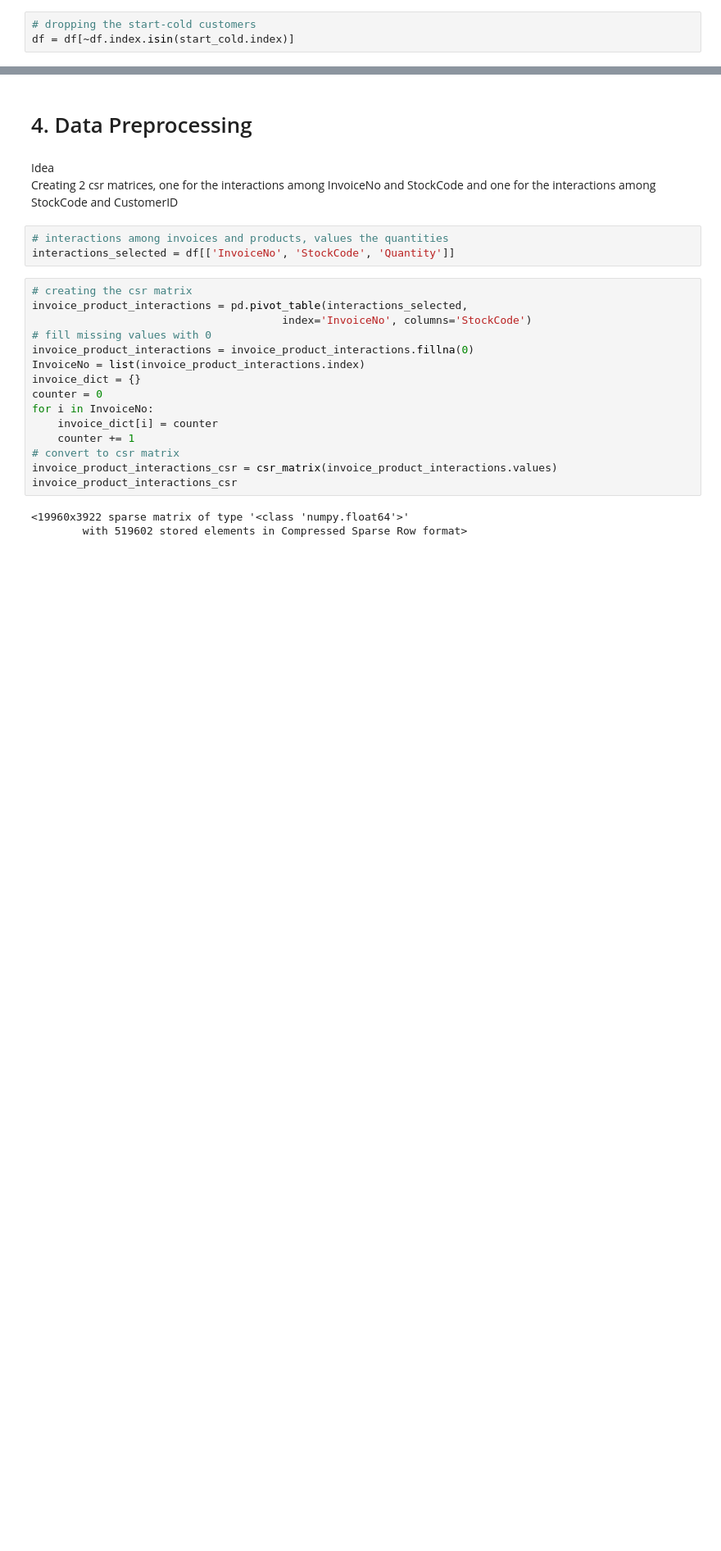
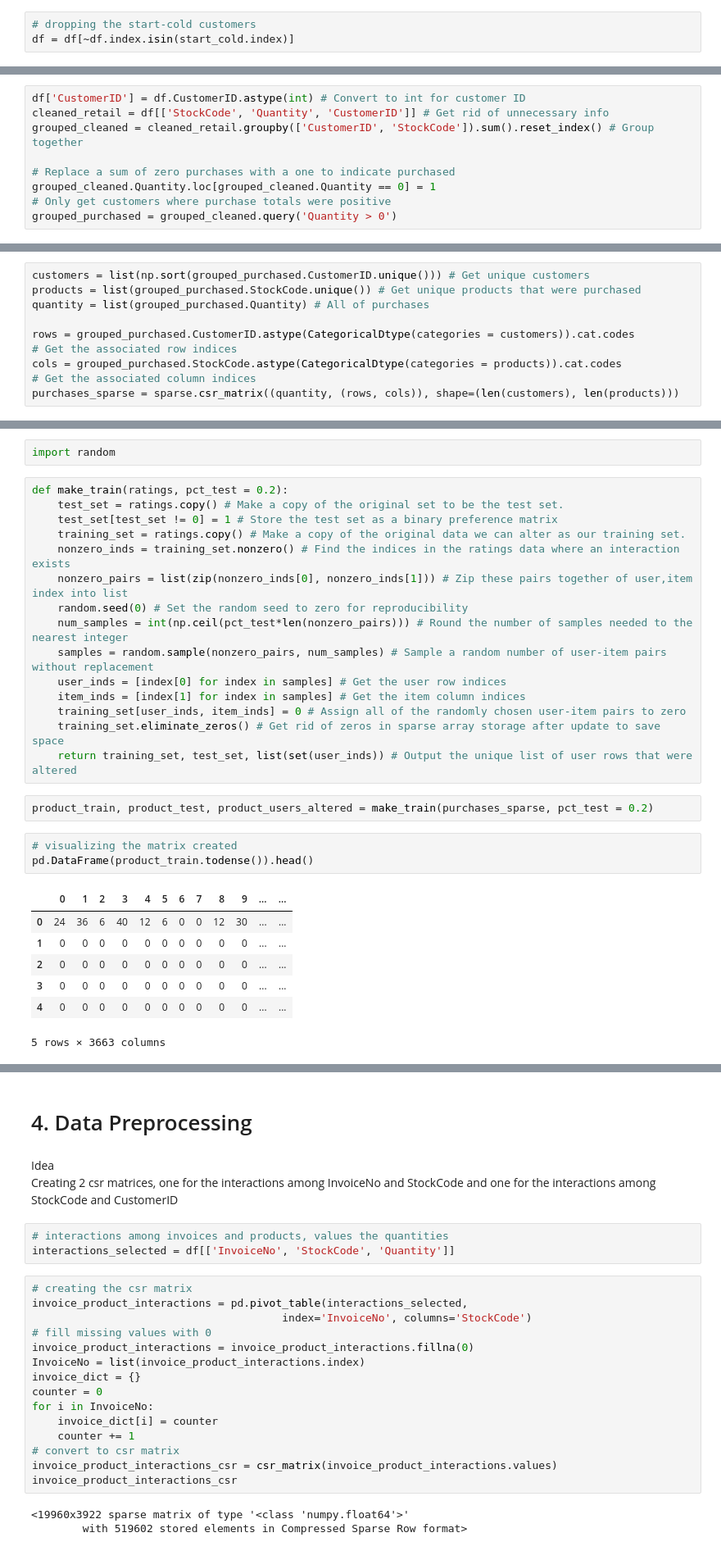
Before and after one commit to LorenzoPigozzi/Business_Cases, a Jupyter notebook: Case 4/BC4_Lorenzo.ipynb, the cells around one changed output, grey strips where cells are left out. Shown at 82% size. Saved outputs shown, nothing was run; the diff lists cells and outputs as text; blank space fills up the shorter version.

```diff
--- a/Case 4/BC4_Lorenzo.ipynb
+++ b/Case 4/BC4_Lorenzo.ipynb
@@ -399,0 +378,9 @@ df = df[~df.index.isin(start_cold.index)]
+# %%
+df['CustomerID'] = df.CustomerID.astype(int) # Convert to int for customer ID
+cleaned_retail = df[['StockCode', 'Quantity', 'CustomerID']] # Get rid of unnecessary info
+grouped_cleaned = cleaned_retail.groupby(['CustomerID', 'StockCode']).sum().reset_index() # Group together
+
+# Replace a sum of zero purchases with a one to indicate purchased
+grouped_cleaned.Quantity.loc[grouped_cleaned.Quantity == 0] = 1
+# Only get customers where purchase totals were positive
+grouped_purchased = grouped_cleaned.query('Quantity > 0')
@@ -399,0 +403,10 @@ df = df[~df.index.isin(start_cold.index)]
+# %%
+customers = list(np.sort(grouped_purchased.CustomerID.unique())) # Get unique customers
+products = list(grouped_purchased.StockCode.unique()) # Get unique products that were purchased
+quantity = list(grouped_purchased.Quantity) # All of purchases
+
+rows = grouped_purchased.CustomerID.astype(CategoricalDtype(categories = customers)).cat.codes
+# Get the associated row indices
+cols = grouped_purchased.StockCode.astype(CategoricalDtype(categories = products)).cat.codes
+# Get the associated column indices
+purchases_sparse = sparse.csr_matrix((quantity, (rows, cols)), shape=(len(customers), len(products)))
@@ -399,0 +430,30 @@ df = df[~df.index.isin(start_cold.index)]
+# %%
+import random
+# %%
+def make_train(ratings, pct_test = 0.2):
+    test_set = ratings.copy() # Make a copy of the original set to be the test set.
+    test_set[test_set != 0] = 1 # Store the test set as a binary preference matrix
+    training_set = ratings.copy() # Make a copy of the original data we can alter as our training set.
+    nonzero_inds = training_set.nonzero() # Find the indices in the ratings data where an interaction exists
+    nonzero_pairs = list(zip(nonzero_inds[0], nonzero_inds[1])) # Zip these pairs together of user,item index into list
+    random.seed(0) # Set the random seed to zero for reproducibility
+    num_samples = int(np.ceil(pct_test*len(nonzero_pairs))) # Round the number of samples needed to the nearest integer
+    samples = random.sample(nonzero_pairs, num_samples) # Sample a random number of user-item pairs without replacement
+    user_inds = [index[0] for index in samples] # Get the user row indices
+    item_inds = [index[1] for index in samples] # Get the item column indices
+    training_set[user_inds, item_inds] = 0 # Assign all of the randomly chosen user-item pairs to zero
+    training_set.eliminate_zeros() # Get rid of zeros in sparse array storage after update to save space
+    return training_set, test_set, list(set(user_inds)) # Output the unique list of user rows that were altered
+# %%
+product_train, product_test, product_users_altered = make_train(purchases_sparse, pct_test = 0.2)
+# %%
+# visualizing the matrix created
+pd.DataFrame(product_train.todense()).head()
+# %% [output]
+|  | 0 | 1 | 2 | 3 | 4 | 5 | 6 | 7 | 8 | 9 | ... | ... |
+| 0 | 24 | 36 | 6 | 40 | 12 | 6 | 0 | 0 | 12 | 30 | ... | ... |
+| 1 | 0 | 0 | 0 | 0 | 0 | 0 | 0 | 0 | 0 | 0 | ... | ... |
+| 2 | 0 | 0 | 0 | 0 | 0 | 0 | 0 | 0 | 0 | 0 | ... | ... |
+| 3 | 0 | 0 | 0 | 0 | 0 | 0 | 0 | 0 | 0 | 0 | ... | ... |
+| 4 | 0 | 0 | 0 | 0 | 0 | 0 | 0 | 0 | 0 | 0 | ... | ... |
+5 rows × 3663 columns
```
Also changed, not shown: parts of 48 cells of this notebook.
